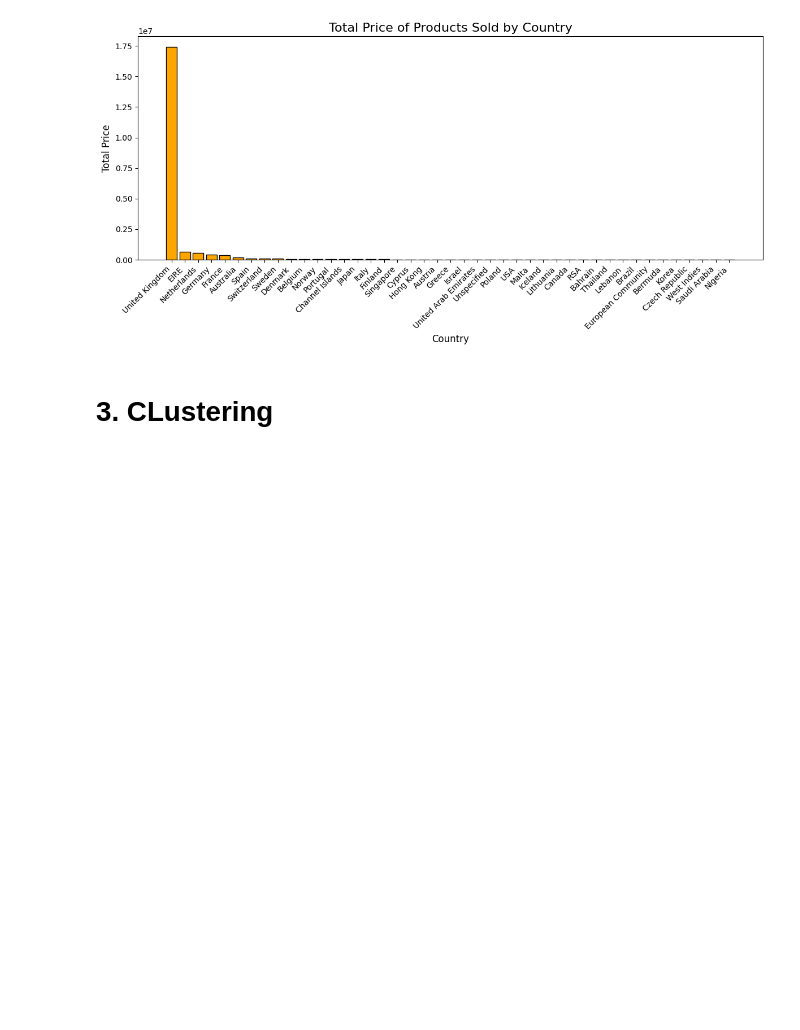
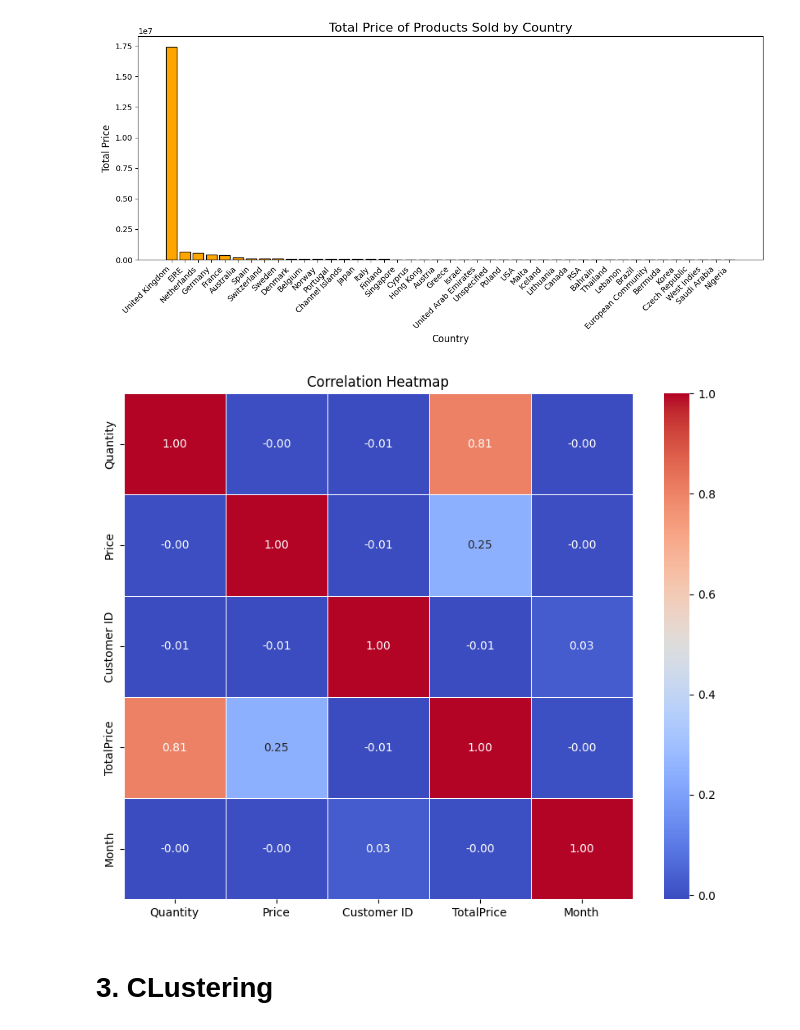
Before and after one commit to s3907087/Practical-database-ASM3, a Jupyter notebook: notebook/Asignment3.ipynb, the cells around one changed output. Drawn from its saved outputs; the diff is of its cells as text; code cells hidden in the pictures; blank space fills up the shorter version.

```diff
--- a/notebook/final_updated.ipynb
+++ b/notebook/Asignment3.ipynb
@@ -664,6 +664,18 @@ plt.tight_layout()
 plt.show()
 # %% [output]
 [figure]
+# %%
+# Calculate the correlation matrix for numeric columns only
+numeric_cols = dt.select_dtypes(include=[np.number])
+corr_matrix = numeric_cols.corr()
+
+# Create a heatmap using seaborn
+plt.figure(figsize=(10, 8))
+sns.heatmap(corr_matrix, annot=True, cmap='coolwarm', fmt='.2f', linewidths=0.5)
+plt.title('Correlation Heatmap')
+plt.show()
+# %% [output]
+[figure, added]
 # %% [markdown]
 # 3. CLustering
 # %%
```
Also changed, not shown: parts of 5 cells of this notebook, 2 other files.
